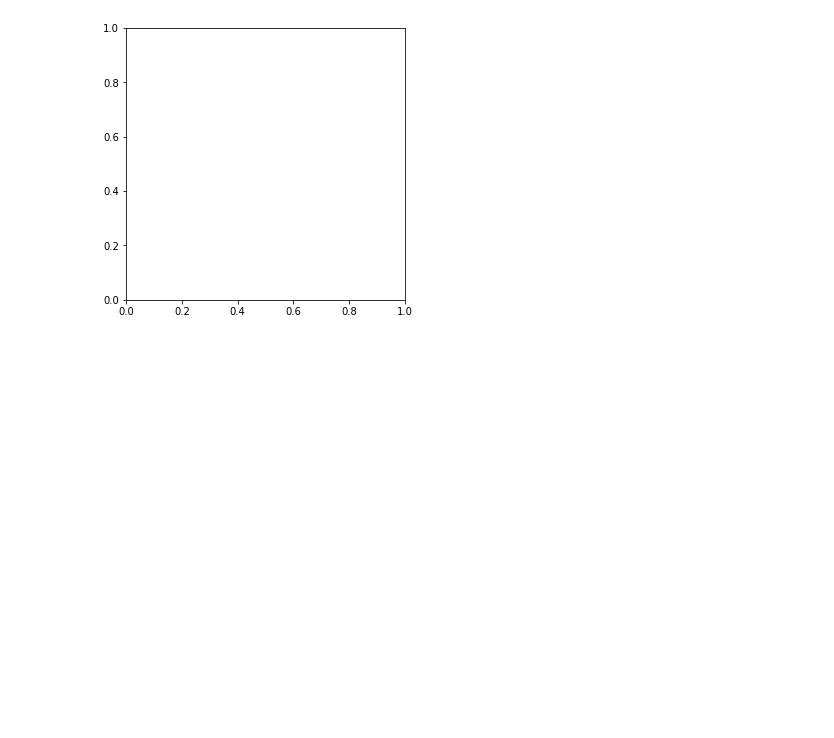
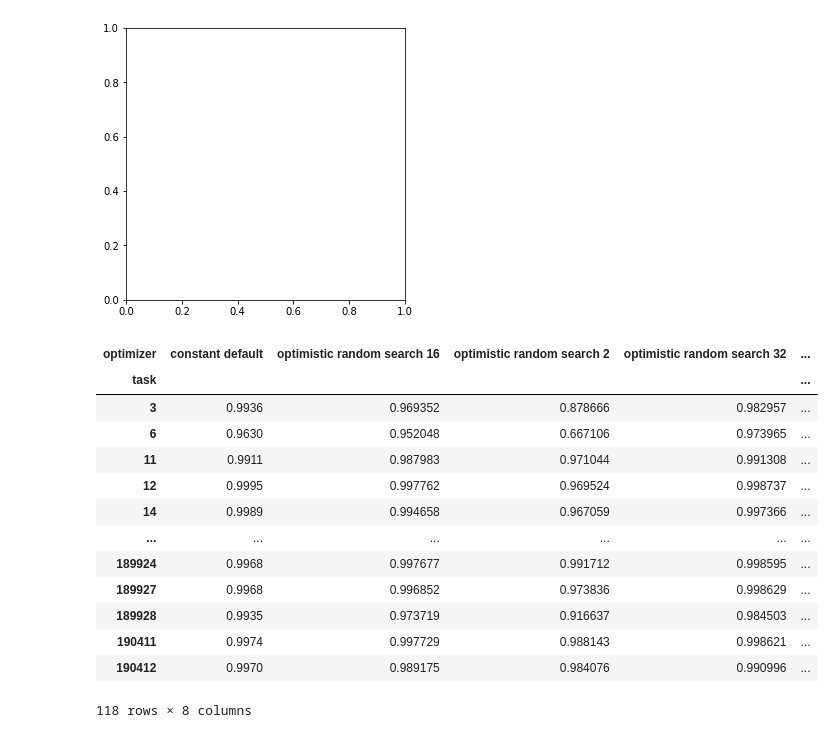
Before and after one commit to PGijsbers/symbolicdefaults, a Jupyter notebook: Figures/Figure 5 - Symbolic vs Constant and RS8.ipynb, the cells around one changed output. Cells and saved outputs as stored; diff of their text form; code cells hidden in the pictures; blank space fills up the shorter version.

```diff
--- a/Figures/Figure 5 - Symbolic vs Constant and RS8.ipynb
+++ b/Figures/Figure 5 - Symbolic vs Constant and RS8.ipynb
@@ -57,0 +61,17 @@ ValueError: Could not interpret value `constant default` for parameter `x`
+# %%
+results
+# %% [output]
+| optimizer | constant default | optimistic random search 16 | optimistic random search 2 | optimistic random search 32 | ... |
+| task |  |  |  |  | ... |
+| 3 | 0.9936 | 0.969352 | 0.878666 | 0.982957 | ... |
+| 6 | 0.9630 | 0.952048 | 0.667106 | 0.973965 | ... |
+| 11 | 0.9911 | 0.987983 | 0.971044 | 0.991308 | ... |
+| 12 | 0.9995 | 0.997762 | 0.969524 | 0.998737 | ... |
+| 14 | 0.9989 | 0.994658 | 0.967059 | 0.997366 | ... |
+| ... | ... | ... | ... | ... | ... |
+| 189924 | 0.9968 | 0.997677 | 0.991712 | 0.998595 | ... |
+| 189927 | 0.9968 | 0.996852 | 0.973836 | 0.998629 | ... |
+| 189928 | 0.9935 | 0.973719 | 0.916637 | 0.984503 | ... |
+| 190411 | 0.9974 | 0.997729 | 0.988143 | 0.998621 | ... |
+| 190412 | 0.9970 | 0.989175 | 0.984076 | 0.990996 | ... |
+118 rows × 8 columns
```
Also changed, not shown: parts of 3 cells of this notebook.
